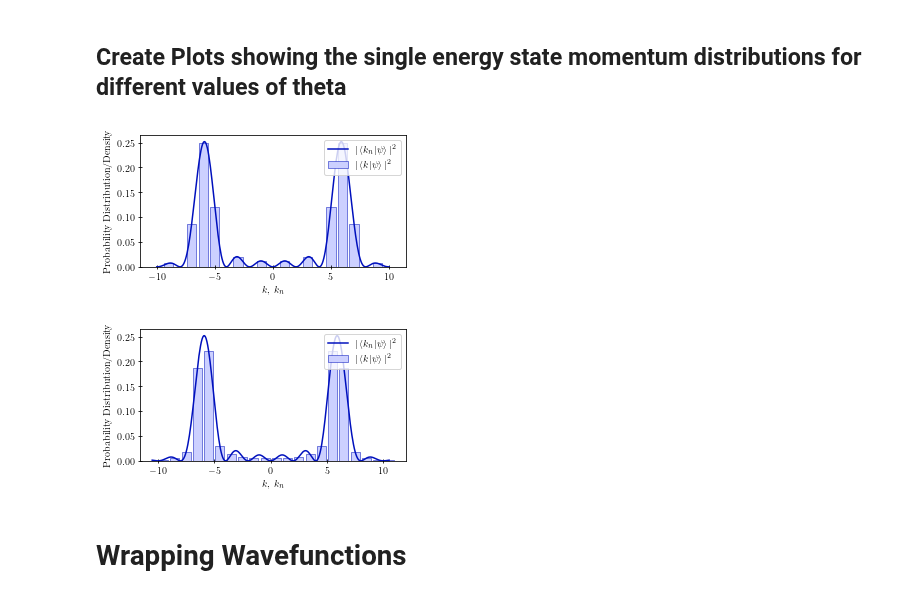
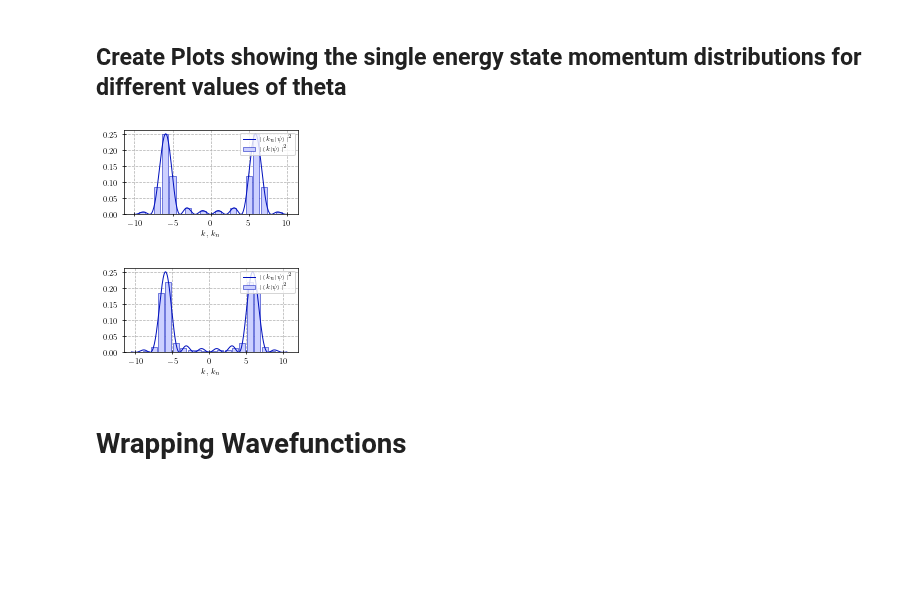
Before and after one commit to wyssard/Particle_in_a_Box, a Jupyter notebook: plots.ipynb, the cells around one changed output. Cells and saved outputs as stored; diff of their text form; code cells hidden in the pictures; blank space fills up the shorter version.

```diff
--- a/plots.ipynb
+++ b/plots.ipynb
@@ -57,27 +52,43 @@ current config:  [5]
 # %% [markdown]
 ## Create Plots showing the single energy state momentum distributions for different values of theta
 # %%
-fig1 = plt.figure(tight_layout = True, figsize=(4.5,2.5))
+fig1 = plt.figure(tight_layout = True, figsize=(3,1.8))
 p1 = dp.Momentum_Space_Plot(pib_state_1, fig1)
 p1.set_n_bound(10)
 p1.plot(0)
 p1.k_lines[0].set_label(r"$\vert \left \langle k_n \middle \vert \psi \right \rangle \vert^2$")
+p1.k_lines[0].set_linewidth(1)
 p1.k_bars.set_label(r"$\vert \left \langle k \middle \vert \psi \right \rangle \vert^2$")
-p1.axis.legend(loc="upper right")
+p1.k_lines[0].set_zorder(4)
+for b in p1.k_bars:
+    b.set_zorder(3)
+p1.axis.legend(loc="upper right", fontsize=6)
+p1.axis.set_ylabel(None)
+p1.axis.yaxis.set_major_locator(MultipleLocator(0.05))
+p1.axis.grid(True, linewidth=0.7, linestyle="--", zorder=0)
 plt.savefig("..\\Thesis\\Figures\\dirichlet_5th_state_momentum_distr_theta_0.pdf")
 
-fig2 = plt.figure(tight_layout = True, figsize=(4.5,2.5))
+fig2 = plt.figure(tight_layout = True, figsize=(3,1.8))
 p2 = dp.Momentum_Space_Plot(pib_state_2, fig2)
 p2.set_n_bound(10)
 p2.plot(0)
 p2.k_lines[0].set_label(r"$\vert \left \langle k_n \middle \vert \psi \right \rangle \vert^2$")
+p2.k_lines[0].set_linewidth(1)
 p2.k_bars.set_label(r"$\vert \left \langle k \middle \vert \psi \right \rangle \vert^2$")
 #p1.axis.tick_params('y', left=False, right=True, labelleft=False, labelright=True)
-p2.axis.legend(loc="upper right")
+p2.axis.legend(loc="upper right", fontsize=6)
+p2.axis.set_ylabel(None)
+p2.k_lines[0].set_zorder(4)
+for b in p2.k_bars:
+    b.set_zorder(3)
+p2.axis.legend(loc="upper right", fontsize=6)
+p2.axis.set_ylabel(None)
+p2.axis.yaxis.set_major_locator(MultipleLocator(0.05))
+p2.axis.grid(True, linewidth=0.7, linestyle="--", zorder=0)
 plt.savefig("..\\Thesis\\Figures\\dirichlet_5th_state_momentum_distr_theta_pi.pdf")
 # %% [output]
-[figure, old version]
+[figure, new version]
-[figure, old version]
+[figure, new version]
 # %% [markdown]
 # Wrapping Wavefunctions
 # %% [markdown]
```
Also changed, not shown: parts of 9 cells of this notebook.
